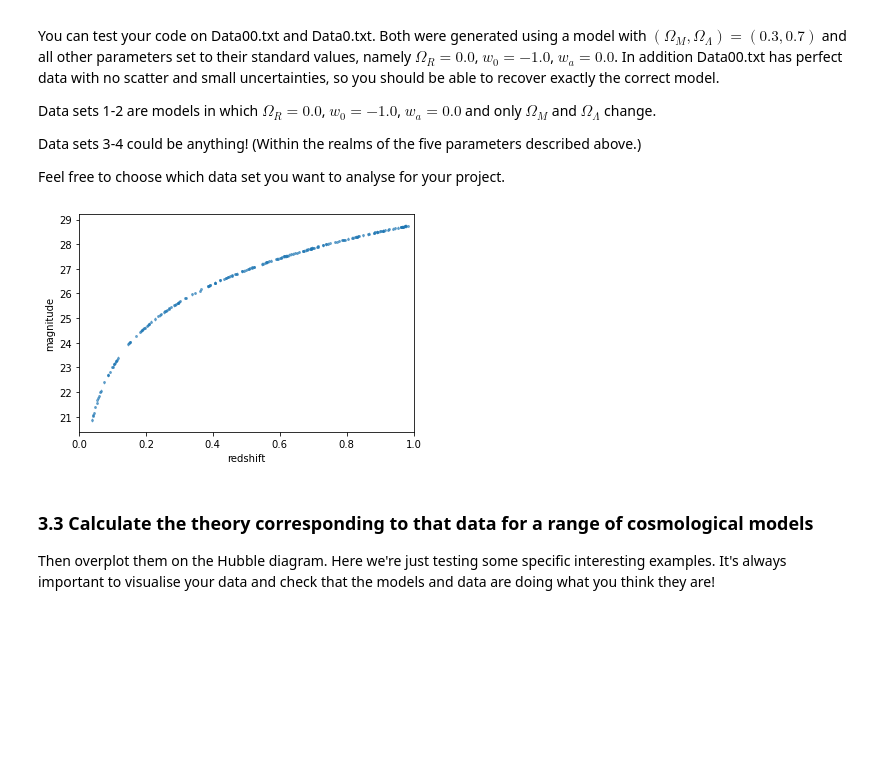
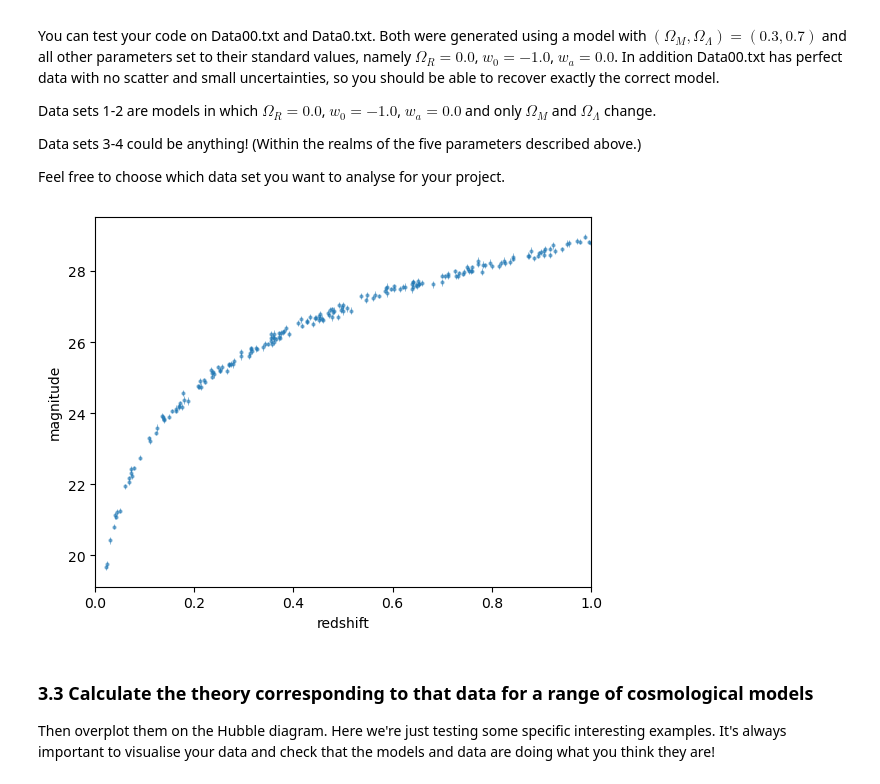
Before and after one commit to scotdevlin/Cosmo_tall, a Jupyter notebook: Fit_Models_3_params_v2.ipynb, the cells around one changed output. Drawn from its saved outputs; the diff is of its cells as text; code cells hidden in the pictures; blank space fills up the shorter version.

```diff
--- a/Fit_Models_3_params_v2.ipynb
+++ b/Fit_Models_3_params_v2.ipynb
@@ -80,27 +80,27 @@ Feel free to choose which data set you want to analyse for your project.
 # %%
 # Add a new function that reads in the data (data files should be in a directory called data)
 def read_data(model_name):
     d = np.genfromtxt('data/'+model_name+'.txt',delimiter=',')
     zs = d[:,0]
     mu = d[:,1]
     muerr=d[:,2]
     # Sort the arrays based on zs
     sort_idx = np.argsort(zs)
     zs = zs[sort_idx]
     mu = mu[sort_idx]
     muerr = muerr[sort_idx]
     return zs, mu, muerr
 
-zs, mu, muerr = read_data('data00')
+zs, mu, muerr = read_data('data0')
 
 # Plot it to see what it looks like, this is called a Hubble diagram
 plt.errorbar(zs,mu,yerr=muerr,fmt='.',elinewidth=0.7,markersize=4,alpha=0.5)
 plt.xlim(0,1.0)
 plt.xlabel('redshift')
 plt.ylabel('magnitude')
 plt.show()
 # %% [output]
-[figure, old version]
+[figure, new version]
 # %% [markdown]
 ### 3.3 Calculate the theory corresponding to that data for a range of cosmological models
 Then overplot them on the Hubble diagram.  Here we're just testing some specific interesting examples.
```
Also changed, not shown: parts of 4 cells of this notebook, 1 other file.
